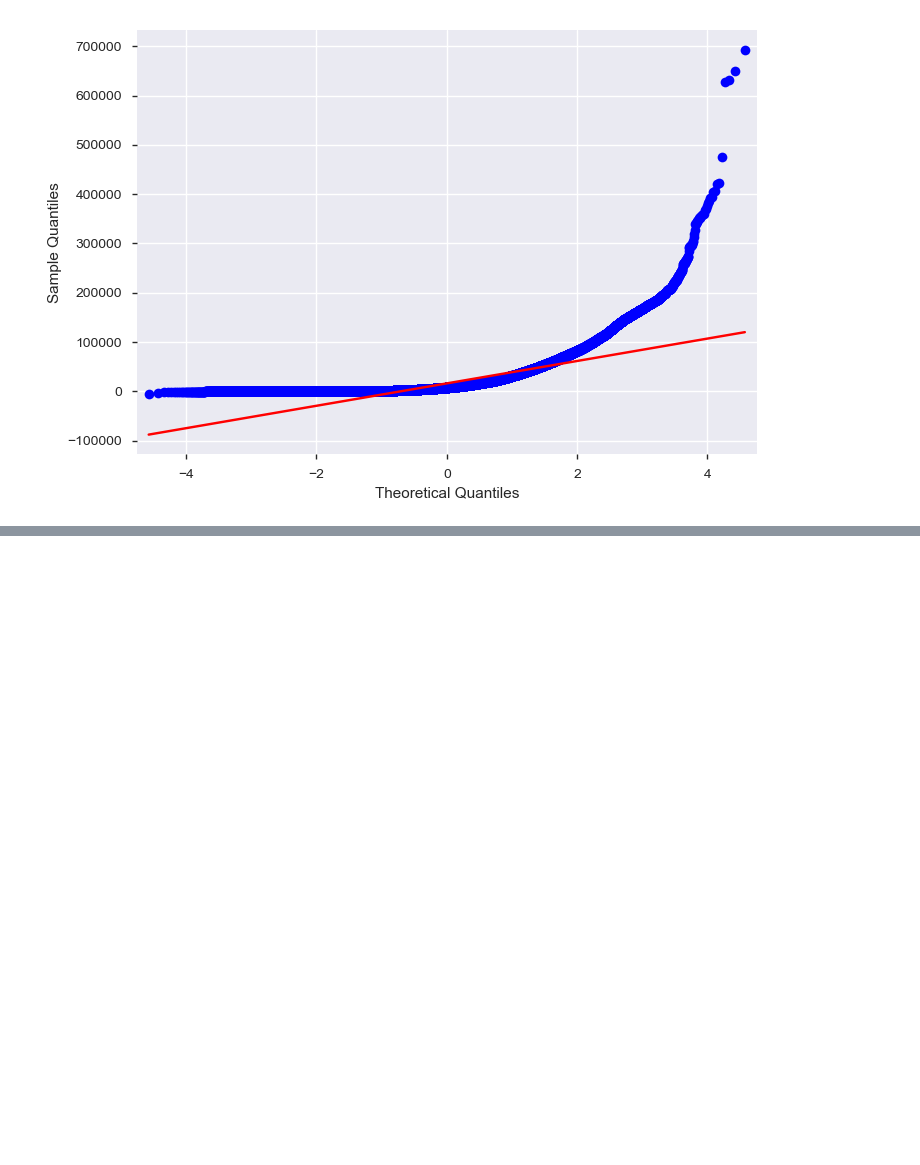
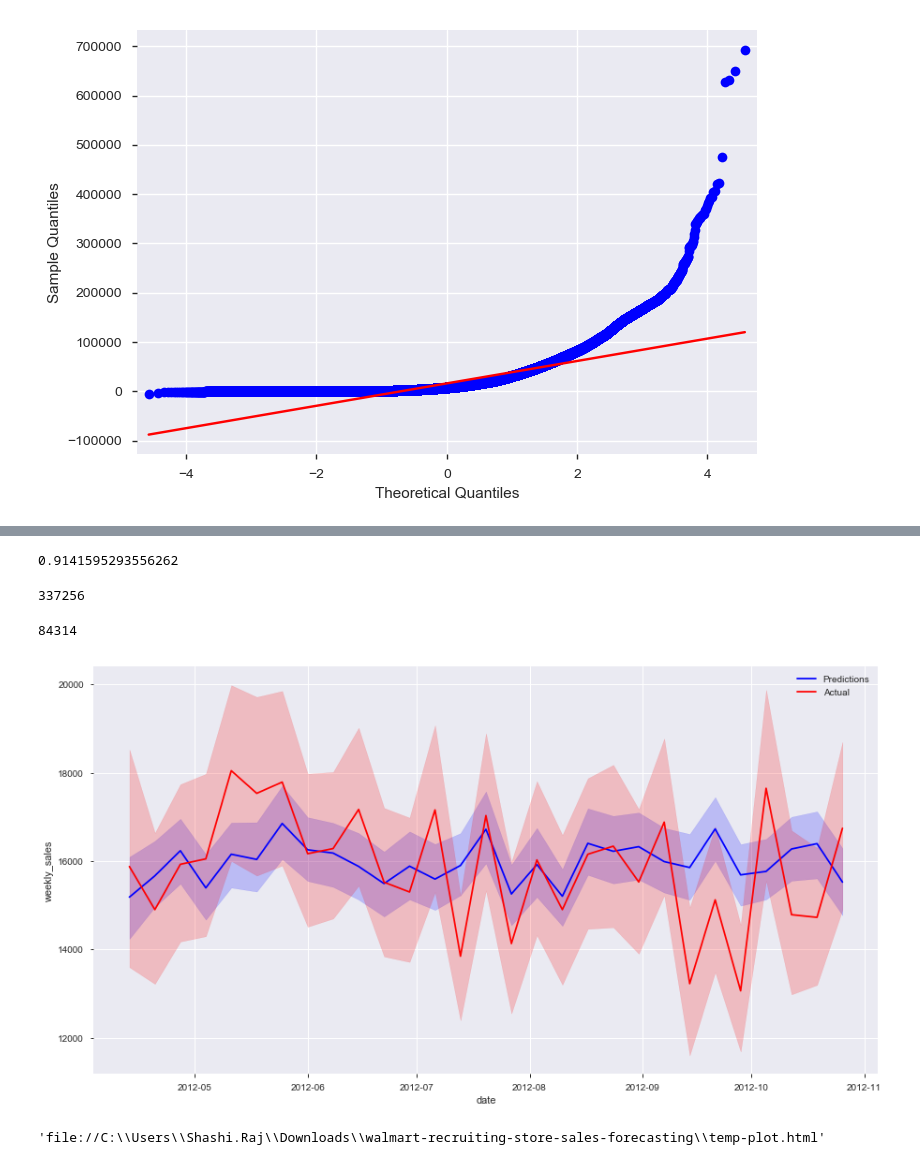
Before and after one commit to shashi29/Walmart-Kaggle-problem, a Jupyter notebook: M1.py.ipynb, the cells around one changed output, grey strips where cells are left out. Drawn from its saved outputs; the diff is of its cells as text; code cells hidden in the pictures; blank space fills up the shorter version.

Commit message:
XGboost implemented and Grid search

```diff
--- a/M1.py.ipynb
+++ b/M1.py.ipynb
@@ -177,5 +182,11 @@ KeyError: "labels ['isholiday'] not contained in axis"
 # %%
-#Linear regression
+#regression
 from sklearn import linear_model
 from sklearn.model_selection import train_test_split
-X_train , X_test , y_train,y_teat = train_test_split(Feature_matrix,target,test_size=0.2,random_state=29)
+import xgboost
+from sklearn.linear_model import LinearRegression
+from sklearn import cross_validation, tree, linear_model
+from sklearn.model_selection import train_test_split
+from sklearn.metrics import explained_variance_score
+import math
+X_train , X_test , y_train,y_test = train_test_split(Feature_matrix,target,test_size=0.2,random_state=29)
@@ -234,0 +201,7 @@ R2:  0.0864427909870592
+# %%
+#Regression :2.XGboost regression
+xgb = xgboost.XGBRegressor(n_estimators=100, learning_rate=0.08, gamma=0, subsample=0.75,
+                           colsample_bytree=1, max_depth=7)
+#xgb.fit(X_train,y_train)
+eval_set = [(X_test, y_test)]
+xgb.fit(X_train, y_train, early_stopping_rounds=10, eval_set=eval_set, verbose=True)
@@ -234,0 +232,34 @@ R2:  0.0864427909870592
+# %%
+predictions = xgb.predict(X_test)
+print(explained_variance_score(predictions,y_test))
+# %% [output]
+0.9141595293556262
+# %%
+#e1 = sns.lineplot(x=df_base['date'],y=y_train,data=df_base)
+len(y_train)
+# %% [output]
+337256
+# %%
+test_date = df_base[len(X_train):]
+print(len(test_date))
+plt.figure(figsize=(15,8))
+e1 = sns.lineplot(x = test_date['date'],y=predictions,data=test_date,color='blue',label='Predictions')
+e2 = sns.lineplot(x = test_date['date'],y=y_test,data=test_date,color='red',label='Actual')
+
+#plt.figure(figsize=(15,8))
+#e2 = sns.lineplot(x=df_base['date'],y=predictions,data=df_base,markers=True)
+# %% [output]
+84314
+[figure, added]
+# %%
+#For showing the predicted result
+test_date.sort_values(by='date',inplace=True)
+df_base.sort_values(by='date',inplace=True)
+import plotly.plotly as py
+import plotly.graph_objs as go
+import plotly.offline as py
+actual_chart = go.Scatter(x=test_date['date'] , y=y_test, name= 'Actual')
+predict_chart = go.Scatter(x=test_date['date'],y=predictions, name= 'Predicted')
+py.plot([actual_chart,predict_chart])
+# %% [output]
+'file://C:\\Users\\Shashi.Raj\\Downloads\\walmart-recruiting-store-sales-forecasting\\temp-plot.html'
```
Also changed, not shown: parts of 10 cells of this notebook.
